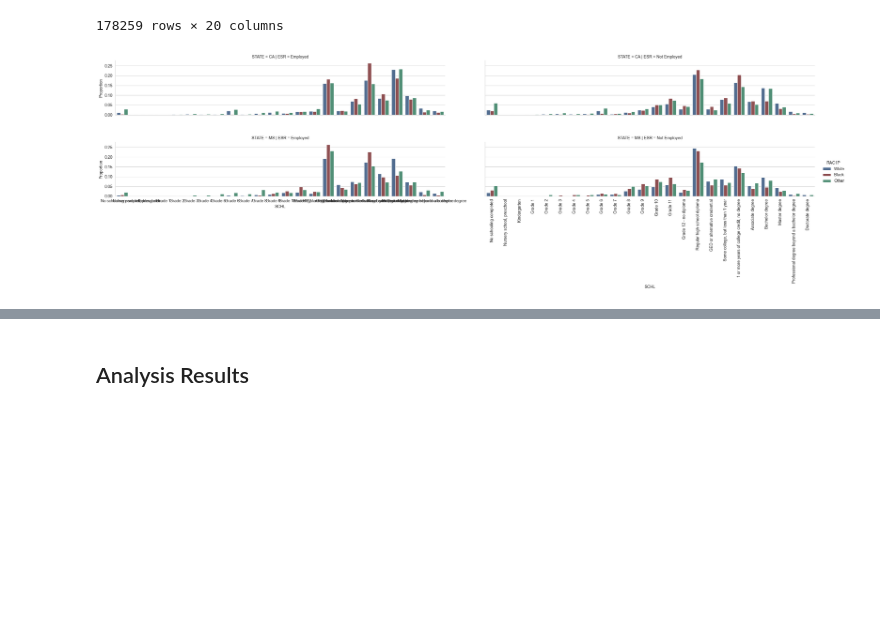
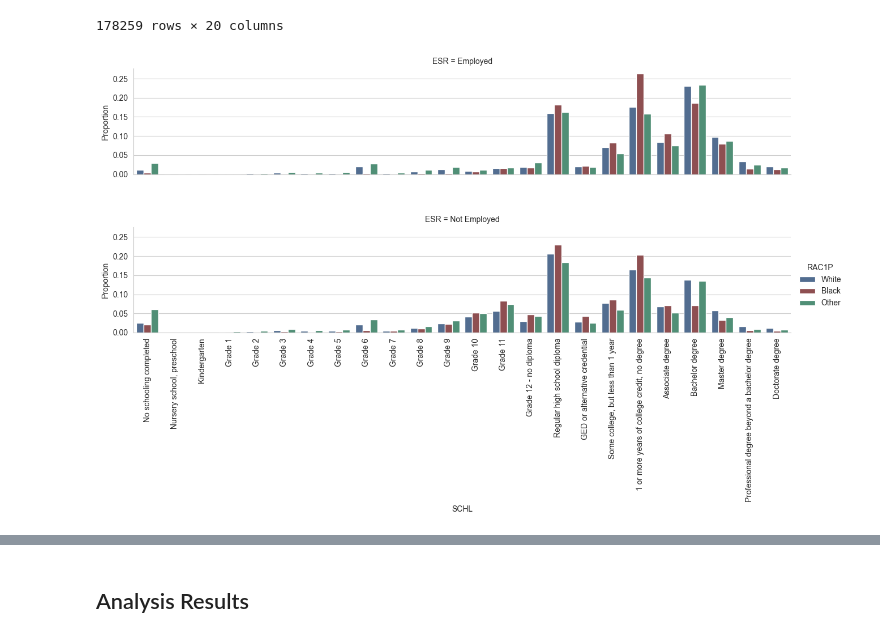
Before and after one commit to SaraBonati/fair_ml_thesis, a Jupyter notebook: notebooks/figures.ipynb, the cells around one changed output, grey strips where cells are left out. Cells and saved outputs as stored; diff of their text form; code cells hidden in the pictures; blank space fills up the shorter version.

```diff
--- a/notebooks/figures.ipynb
+++ b/notebooks/figures.ipynb
@@ -274,35 +267,34 @@ edu_df2 = df1.groupby(by=['YEAR','STATE','SEX','RAC1P','ESR'])['SCHL'].value_cou
     ('Proportion')\
     .reset_index()
 
-g = sns.catplot(data=edu_df2[(edu_df2['YEAR']==2014)&(edu_df2['STATE'].isin(['MS','CA']))],
+g = sns.catplot(data=edu_df2[(edu_df2['YEAR']==2014)&(edu_df2['STATE'].isin(['CA']))],
                 x="SCHL",
                 y='Proportion',
                 hue="RAC1P",
-                row='STATE',
-                col='ESR',
+                row='ESR',
                 order=[ "No schooling completed","Nursery school, preschool","Kindergarten","Grade 1","Grade 2",
 "Grade 3",
 "Grade 4",
 "Grade 5",
 "Grade 6",
 "Grade 7",
  "Grade 8",
 "Grade 9",
 "Grade 10",
 "Grade 11",
     "Grade 12 - no diploma",
    "Regular high school diploma",
    "GED or alternative credential",
   "Some college, but less than 1 year",
     "1 or more years of college credit, no degree",
     "Associate degree",
     "Bachelor degree",
 "Master degree",
 "Professional degree beyond a bachelor degree",
 "Doctorate degree"], hue_order=['White','Black','Other'],palette={'White':'#476C9B','Black':'#984447',
                                                                   'Other':'#469978'},
             kind='bar', errorbar=None, aspect=2.5)
 plt.xticks(rotation=90)
 plt.subplots_adjust(bottom=0.5,hspace=0.5)
 # %% [output]
-[figure, old version]
+[figure, new version]
```
Also changed, not shown: parts of 12 cells of this notebook, 1 other file.
